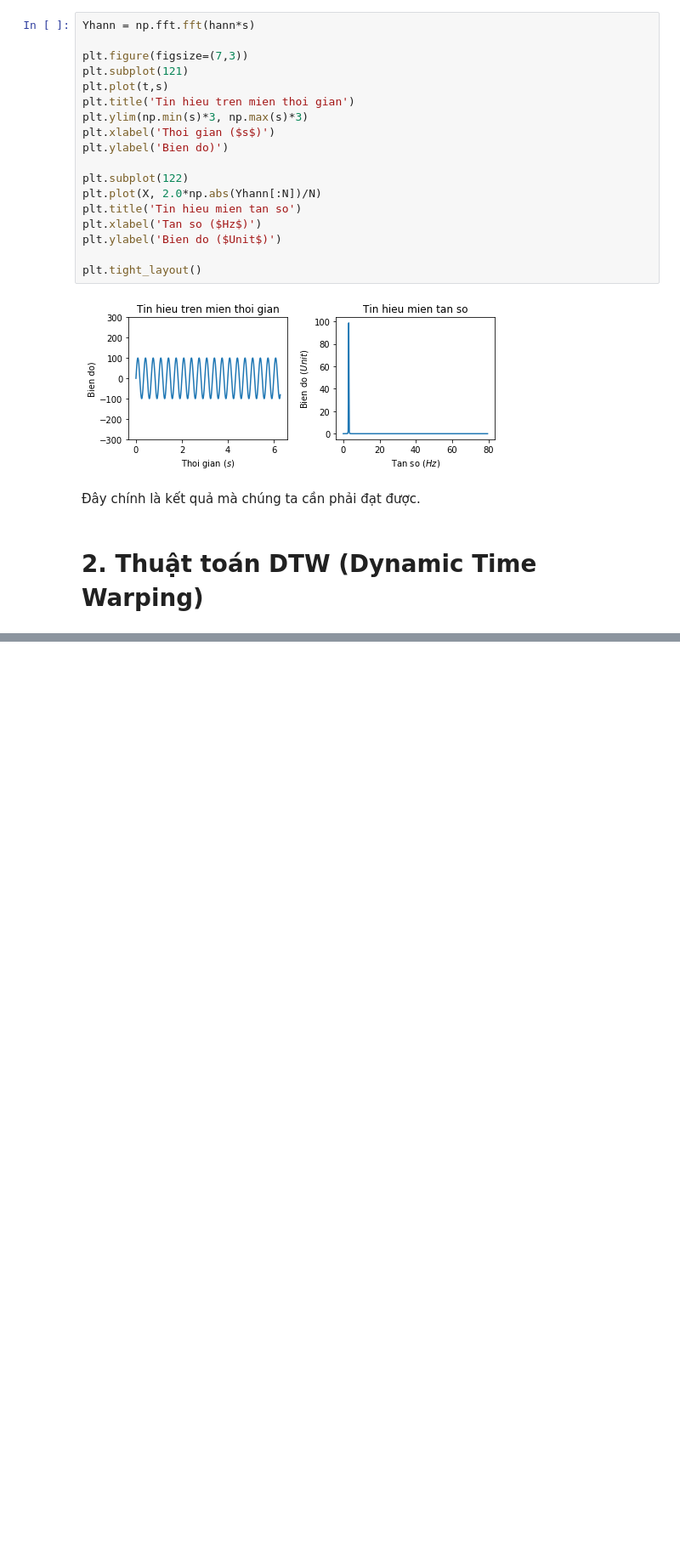
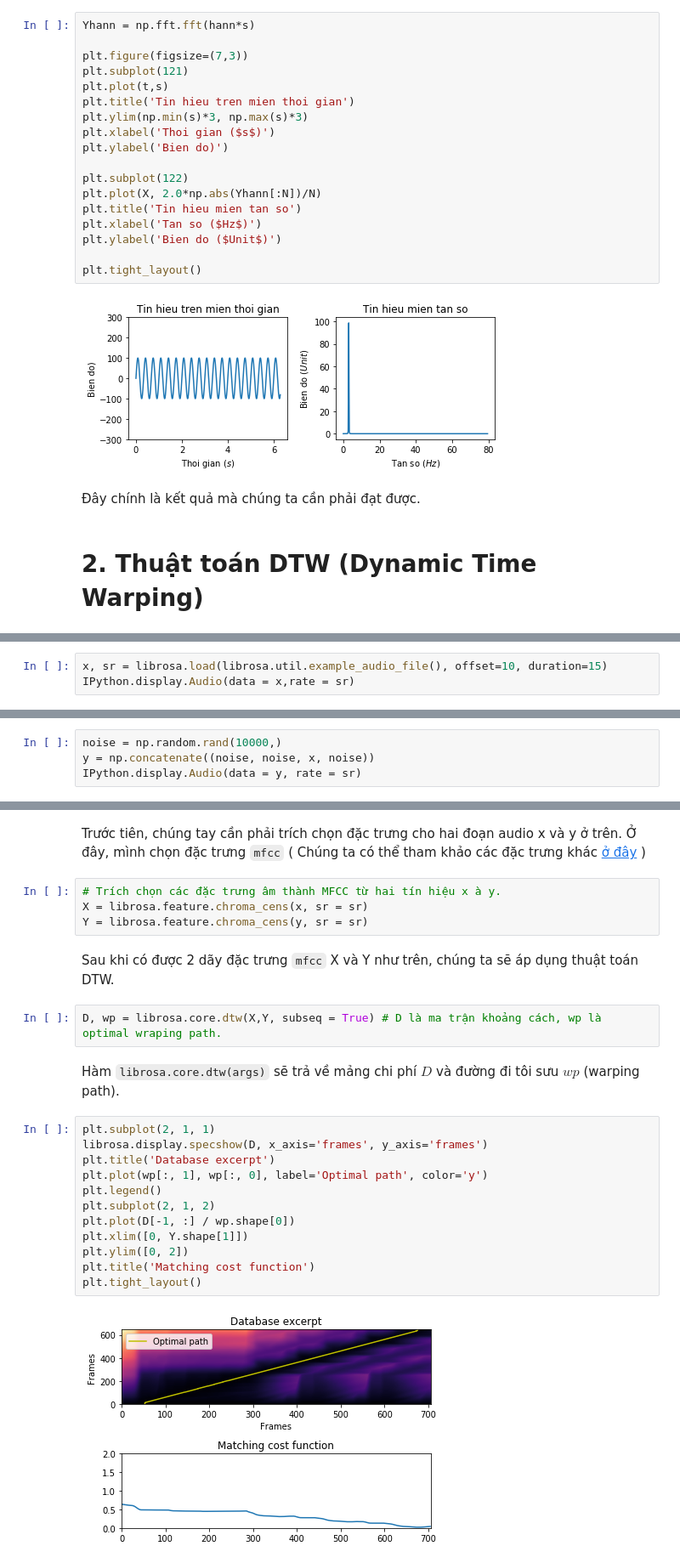
Before and after one commit to lumosnysm/INT3411-Speech-Processing, a Jupyter notebook: lab2/FFT-Tutorial.ipynb, the cells around one changed output, grey strips where cells are left out. Shown at 85% size. Drawn from its saved outputs; the diff is of its cells as text; blank space fills up the shorter version.

```diff
--- a/lab2/FFT-Tutorial.ipynb
+++ b/lab2/FFT-Tutorial.ipynb
@@ -225,0 +234,3 @@ plt.tight_layout()
+# %%
+x, sr = librosa.load(librosa.util.example_audio_file(), offset=10, duration=15)
+IPython.display.Audio(data = x,rate = sr)
@@ -225,0 +241,4 @@ plt.tight_layout()
+# %%
+noise = np.random.rand(10000,)
+y = np.concatenate((noise, noise, x, noise))
+IPython.display.Audio(data = y, rate = sr)
@@ -225,0 +249,26 @@ plt.tight_layout()
+# %% [markdown]
+Trước tiên, chúng tay cần phải trích chọn đặc trưng cho hai đoạn audio x và y ở trên. Ở đây, mình chọn đặc trưng `mfcc` ( Chúng ta có thể tham khảo các đặc trưng khác [ở đây](https://librosa.github.io/librosa/feature.html) )
+# %%
+# Trích chọn các đặc trưng âm thành MFCC từ hai tín hiệu x à y.
+X = librosa.feature.chroma_cens(x, sr = sr)
+Y = librosa.feature.chroma_cens(y, sr = sr)
+# %% [markdown]
+Sau khi có được 2 dãy đặc trưng `mfcc` X và Y như trên, chúng ta sẽ áp dụng thuật toán DTW.
+# %%
+D, wp = librosa.core.dtw(X,Y, subseq = True) # D là ma trận khoảng cách, wp là optimal wraping path.
+# %% [markdown]
+Hàm `librosa.core.dtw(args)` sẽ trả về mảng chi phí $D$ và đường đi tôi sưu $wp$ (warping path).
+# %%
+plt.subplot(2, 1, 1)
+librosa.display.specshow(D, x_axis='frames', y_axis='frames')
+plt.title('Database excerpt')
+plt.plot(wp[:, 1], wp[:, 0], label='Optimal path', color='y')
+plt.legend()
+plt.subplot(2, 1, 2)
+plt.plot(D[-1, :] / wp.shape[0])
+plt.xlim([0, Y.shape[1]])
+plt.ylim([0, 2])
+plt.title('Matching cost function')
+plt.tight_layout()
+# %% [output]
+[figure, added]
```
Also changed, not shown: parts of 12 cells of this notebook, 1 other file.
